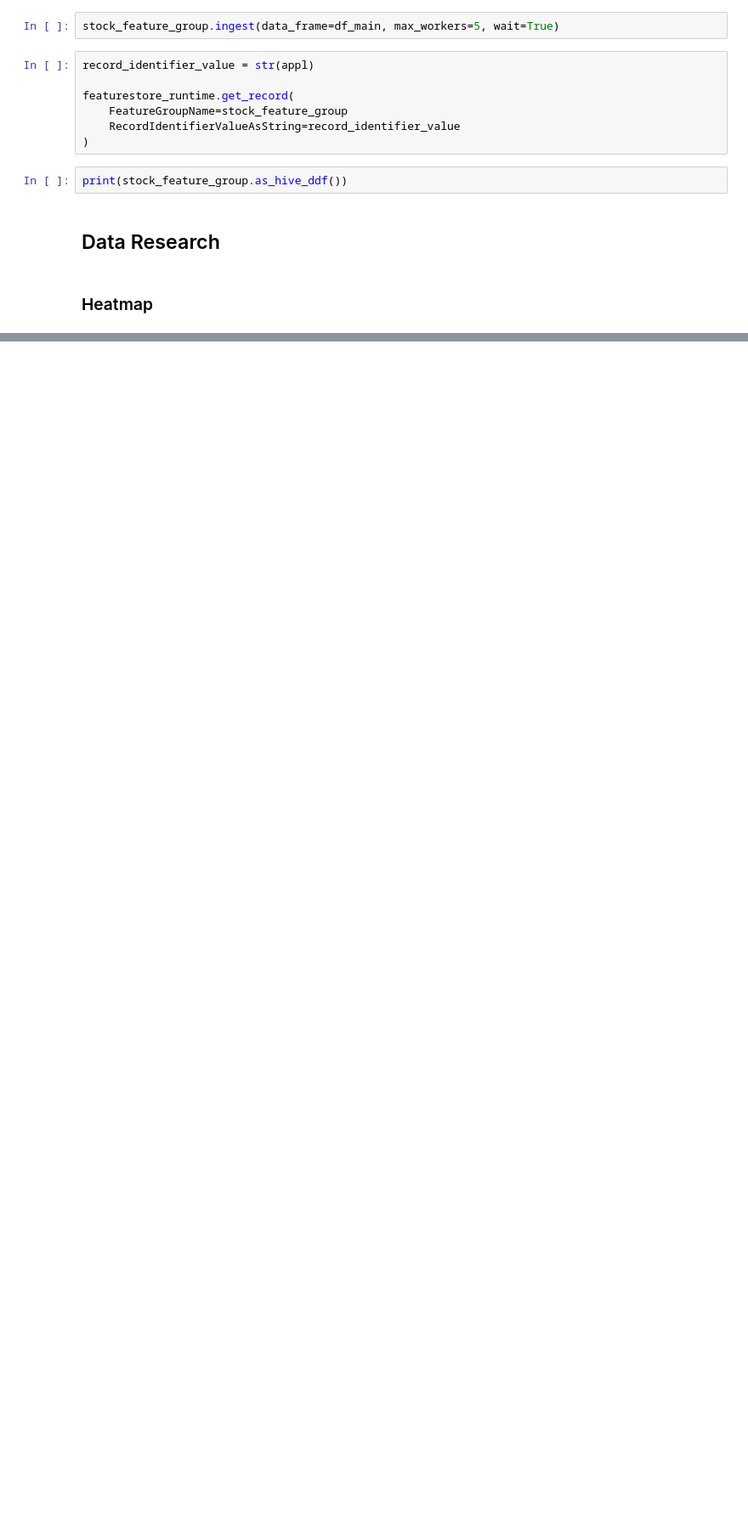
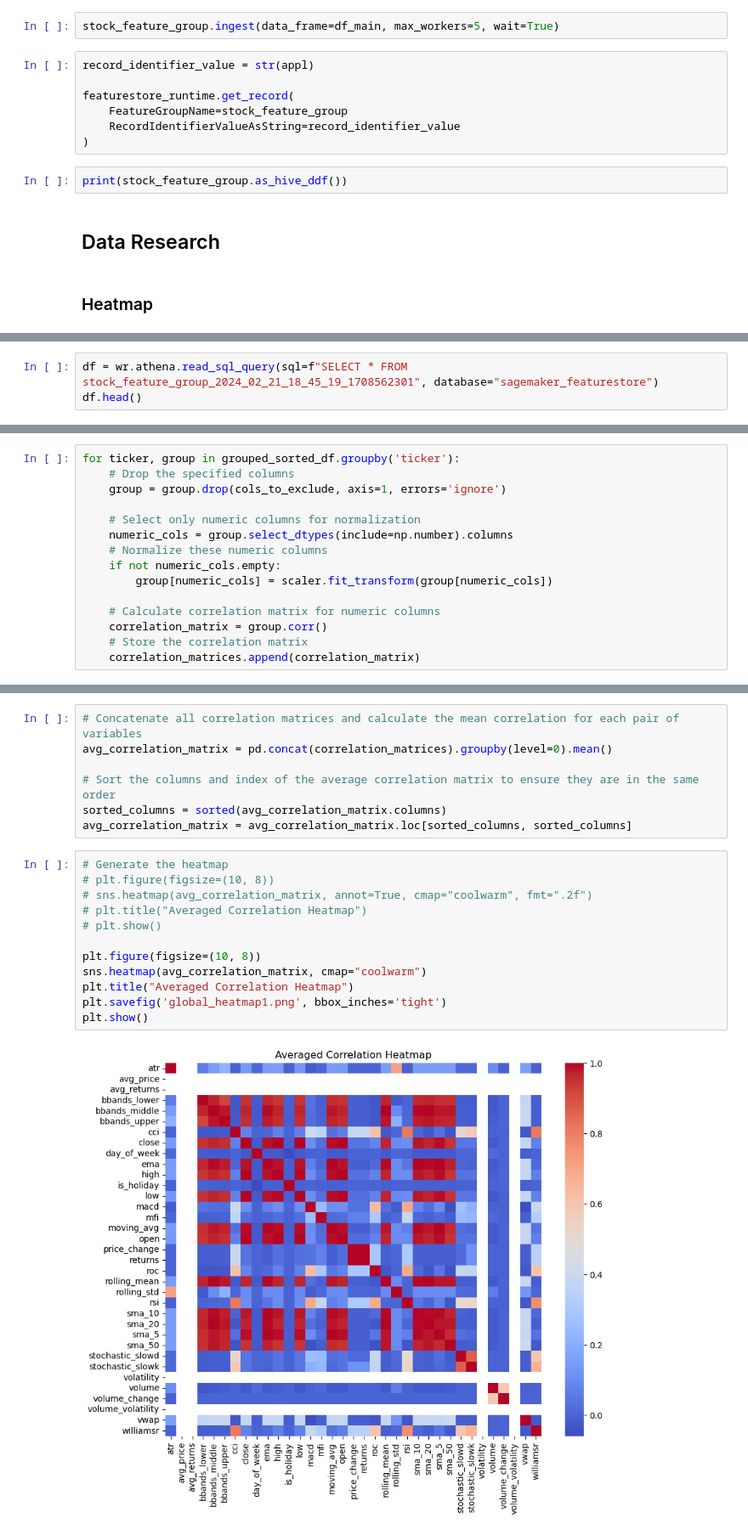
Before and after one commit to noface-0/AAI-590-01-Capstone, a Jupyter notebook: dataprocessing/research.ipynb, the cells around one changed output, grey strips where cells are left out. Shown at 85% size. Saved outputs shown, nothing was run; the diff lists cells and outputs as text; blank space fills up the shorter version.

```diff
--- a/dataprocessing/research.ipynb
+++ b/dataprocessing/research.ipynb
@@ -873,0 +900,3 @@ def process_ticker(ticker):
+# %%
+df = wr.athena.read_sql_query(sql=f"SELECT * FROM stock_feature_group_2024_02_21_18_45_19_1708562301", database="sagemaker_featurestore")
+df.head()
@@ -873,0 +999,15 @@ def process_ticker(ticker):
+# %%
+for ticker, group in grouped_sorted_df.groupby('ticker'):
+    # Drop the specified columns
+    group = group.drop(cols_to_exclude, axis=1, errors='ignore')
+
+    # Select only numeric columns for normalization
+    numeric_cols = group.select_dtypes(include=np.number).columns
+    # Normalize these numeric columns
+    if not numeric_cols.empty:
+        group[numeric_cols] = scaler.fit_transform(group[numeric_cols])
+
+    # Calculate correlation matrix for numeric columns
+    correlation_matrix = group.corr()
+    # Store the correlation matrix
+    correlation_matrices.append(correlation_matrix)
@@ -873,0 +1018,21 @@ def process_ticker(ticker):
+# %%
+# Concatenate all correlation matrices and calculate the mean correlation for each pair of variables
+avg_correlation_matrix = pd.concat(correlation_matrices).groupby(level=0).mean()
+
+# Sort the columns and index of the average correlation matrix to ensure they are in the same order
+sorted_columns = sorted(avg_correlation_matrix.columns)
+avg_correlation_matrix = avg_correlation_matrix.loc[sorted_columns, sorted_columns]
+# %%
+# Generate the heatmap
+# plt.figure(figsize=(10, 8))
+# sns.heatmap(avg_correlation_matrix, annot=True, cmap="coolwarm", fmt=".2f")
+# plt.title("Averaged Correlation Heatmap")
+# plt.show()
+
+plt.figure(figsize=(10, 8))
+sns.heatmap(avg_correlation_matrix, cmap="coolwarm")
+plt.title("Averaged Correlation Heatmap")
+plt.savefig('global_heatmap1.png', bbox_inches='tight')
+plt.show()
+# %% [output]
+[figure, added]
```
Also changed, not shown: parts of 52 cells of this notebook.
